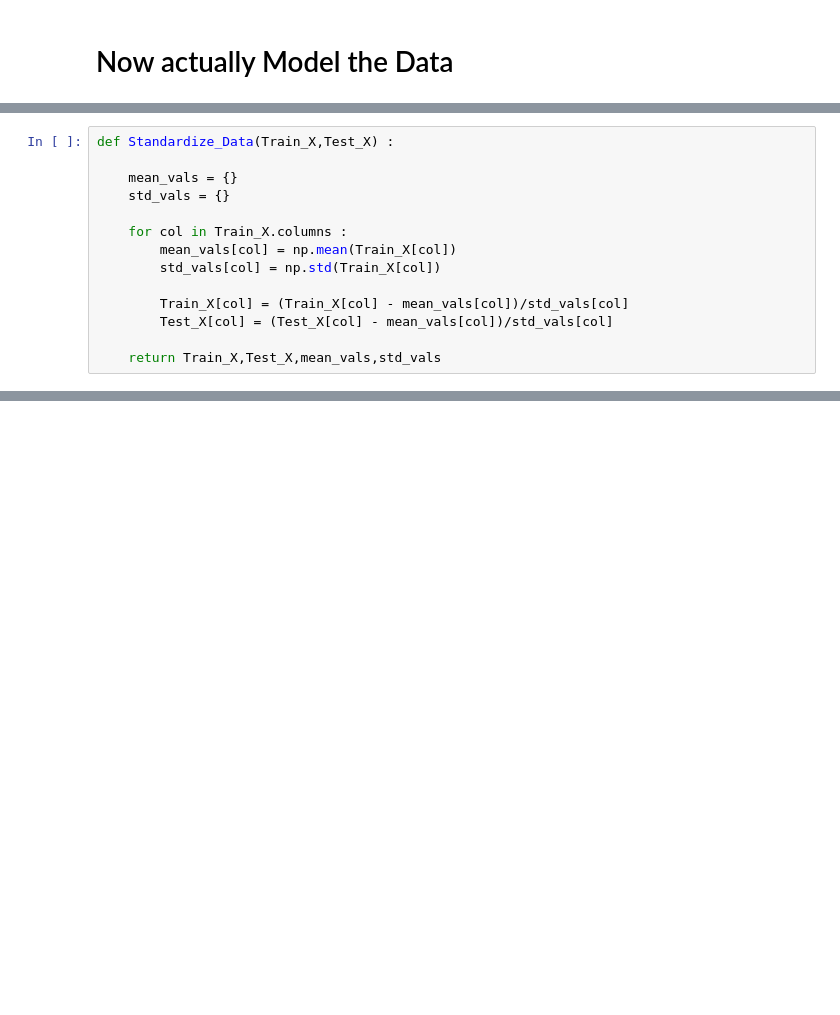
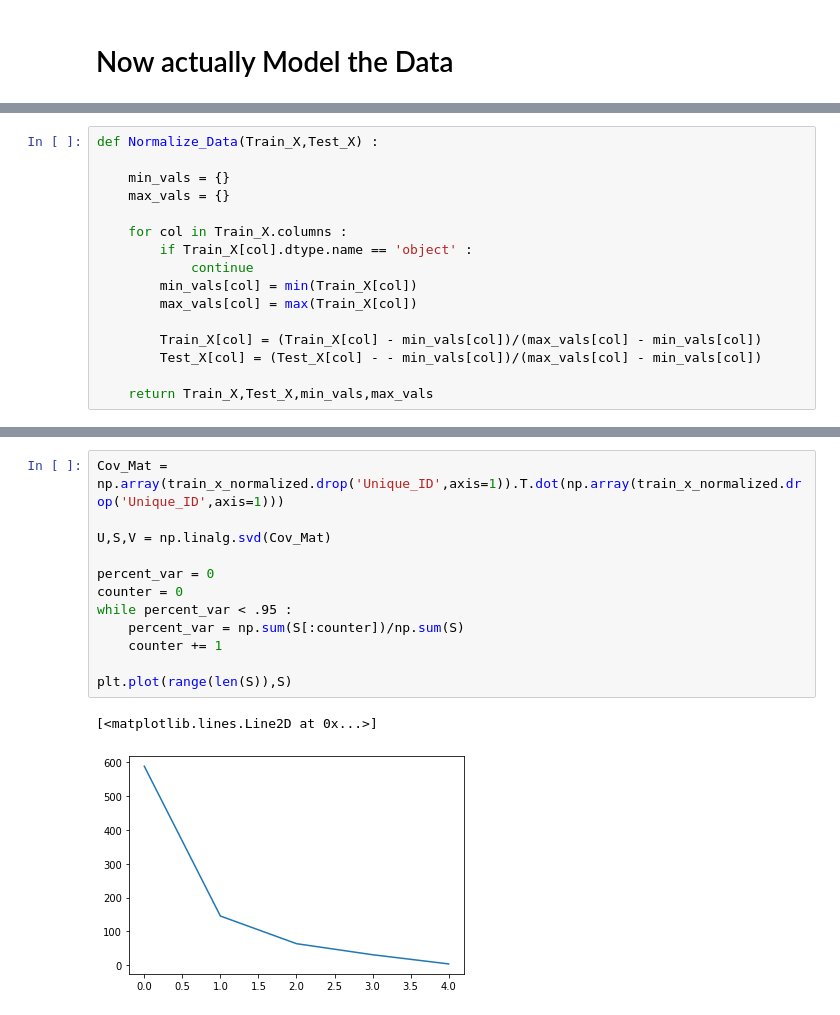
Before and after one commit to sbs87/MIT_COVID19, a Jupyter notebook: Modeling.ipynb, the cells around one changed output, grey strips where cells are left out. Cells and saved outputs as stored; diff of their text form; blank space fills up the shorter version.

```diff
--- a/Modeling.ipynb
+++ b/Modeling.ipynb
@@ -207,17 +239,19 @@ Training_Set_Y.to_csv('output/Training_Set_Y.csv',index=True)
 # %%
-def Standardize_Data(Train_X,Test_X) :
+def Normalize_Data(Train_X,Test_X) :
 
-    mean_vals = {}
-    std_vals = {}
+    min_vals = {}
+    max_vals = {}
 
     for col in Train_X.columns :
-        mean_vals[col] = np.mean(Train_X[col])
-        std_vals[col] = np.std(Train_X[col])
+        if Train_X[col].dtype.name == 'object' :
+            continue
+        min_vals[col] = min(Train_X[col])
+        max_vals[col] = max(Train_X[col])
 
-        Train_X[col] = (Train_X[col] - mean_vals[col])/std_vals[col]
-        Test_X[col] = (Test_X[col] - mean_vals[col])/std_vals[col]
+        Train_X[col] = (Train_X[col] - min_vals[col])/(max_vals[col] - min_vals[col])
+        Test_X[col] = (Test_X[col] - - min_vals[col])/(max_vals[col] - min_vals[col])
 
-    return Train_X,Test_X,mean_vals,std_vals
+    return Train_X,Test_X,min_vals,max_vals
 # %%
 rand_inds = np.random.permutation(Training_Set_X.index)
 
@@ -227,0 +272,15 @@ testing_ind = rand_inds[int(percent_training*len(rand_inds)):]
+# %%
+Cov_Mat = np.array(train_x_normalized.drop('Unique_ID',axis=1)).T.dot(np.array(train_x_normalized.drop('Unique_ID',axis=1)))
+
+U,S,V = np.linalg.svd(Cov_Mat)
+
+percent_var = 0
+counter = 0
+while percent_var < .95 :
+    percent_var = np.sum(S[:counter])/np.sum(S)
+    counter += 1
+
+plt.plot(range(len(S)),S)
+# %% [output]
+[<matplotlib.lines.Line2D at 0x...>]
+[figure, added]
```
Also changed, not shown: parts of 31 cells of this notebook.
